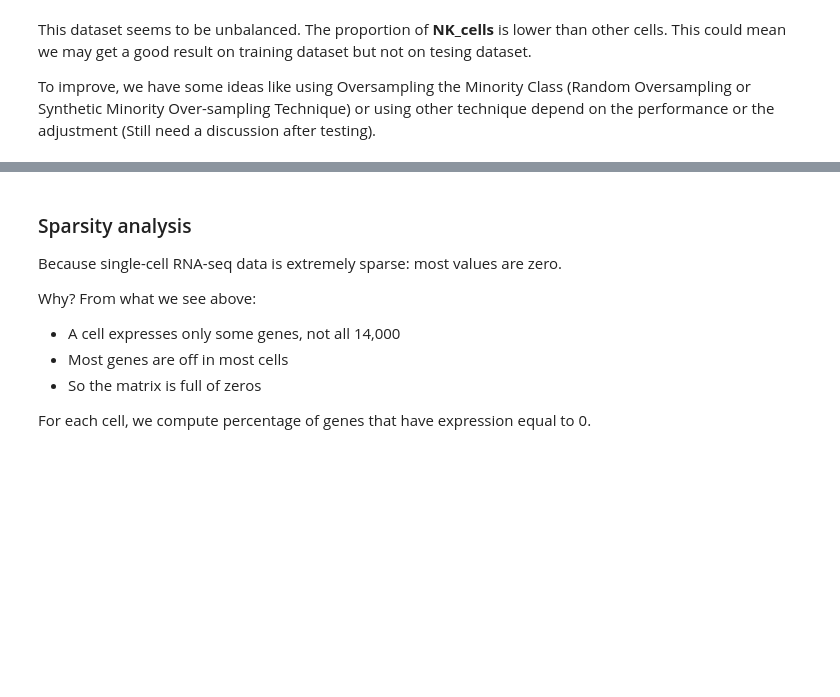
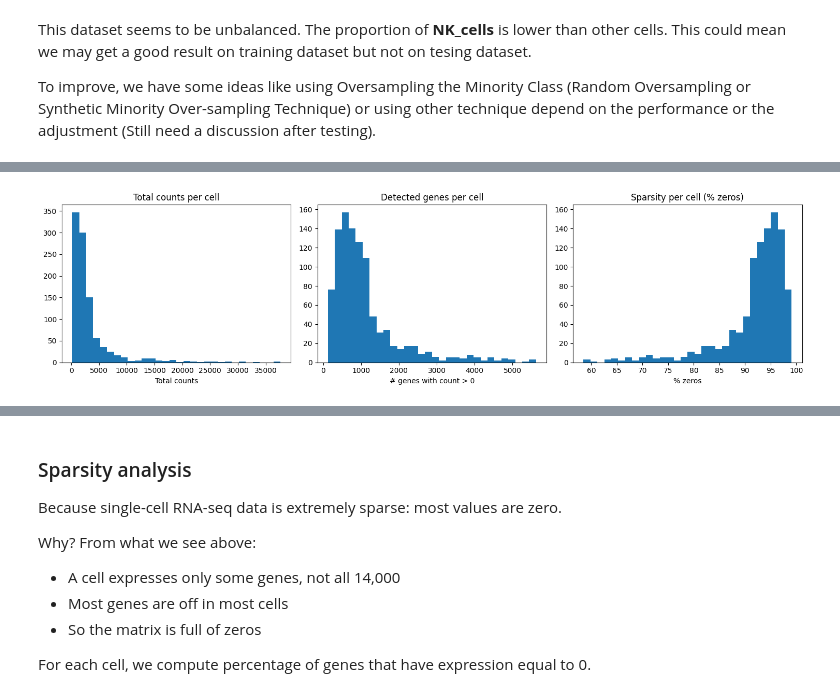
Before and after one commit to DataCampDS/scmark-classification-data-shinobi, a Jupyter notebook: exploratory_data_analysis.ipynb, the cells around one changed output, grey strips where cells are left out. Cells and saved outputs as stored; diff of their text form; code cells hidden in the pictures; blank space fills up the shorter version.

```diff
--- a/exploratory_data_analysis.ipynb
+++ b/exploratory_data_analysis.ipynb
@@ -56,3 +68,18 @@ plt.xticks(rotation=45)
 This dataset seems to be unbalanced. The proportion of **NK_cells** is lower than other cells. This could mean we may get a good result on training dataset but not on tesing dataset.
 
 To improve, we have some ideas like using Oversampling the Minority Class (Random Oversampling or Synthetic Minority Over-sampling Technique) or using other technique depend on the performance or the adjustment (Still need a discussion after testing).
+# %%
+X_train_dense = X_train.toarray().astype(np.float32)
+# %%
+total_counts = X_train_dense.sum(axis=1)              # total expression per cell
+n_detected_genes = (X_train_dense > 0).sum(axis=1)    # number of expressed genes per cell
+pct_zeros_per_cell = (X_train_dense == 0).mean(axis=1) * 100
+
+qc_cell = pd.DataFrame({
+    "total_counts": total_counts,
+    "n_detected_genes": n_detected_genes,
+    "pct_zeros": pct_zeros_per_cell,
+    "label": pd.Series(y_train).values
+})
+
+qc_cell.describe()
@@ -58,0 +96,19 @@ To improve, we have some ideas like using Oversampling the Minority Class (Rando
+# %%
+fig, axes = plt.subplots(1, 3, figsize=(15, 4))
+
+axes[0].hist(qc_cell["total_counts"], bins=30)
+axes[0].set_title("Total counts per cell")
+axes[0].set_xlabel("Total counts")
+
+axes[1].hist(qc_cell["n_detected_genes"], bins=30)
+axes[1].set_title("Detected genes per cell")
+axes[1].set_xlabel("# genes with count > 0")
+
+axes[2].hist(qc_cell["pct_zeros"], bins=30)
+axes[2].set_title("Sparsity per cell (% zeros)")
+axes[2].set_xlabel("% zeros")
+
+plt.tight_layout()
+plt.show()
+# %% [output]
+[figure, added]
```
Also changed, not shown: parts of 19 cells of this notebook, 11 other files.
